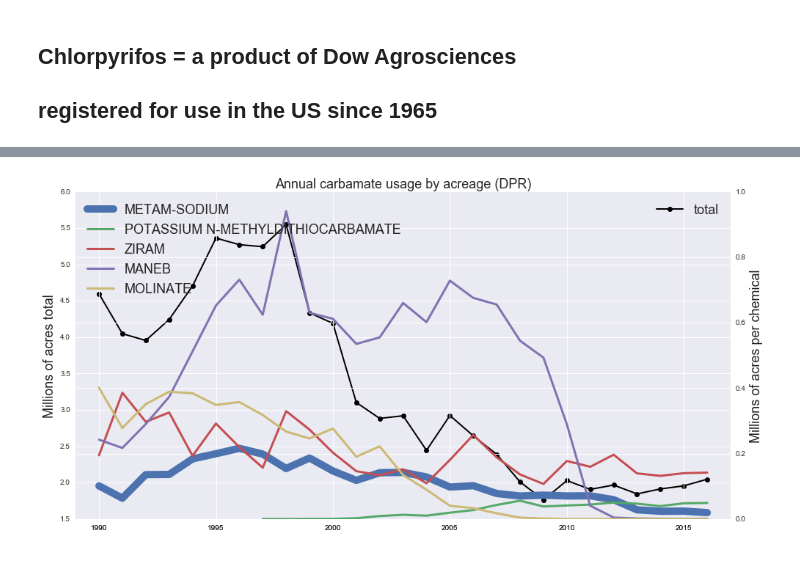
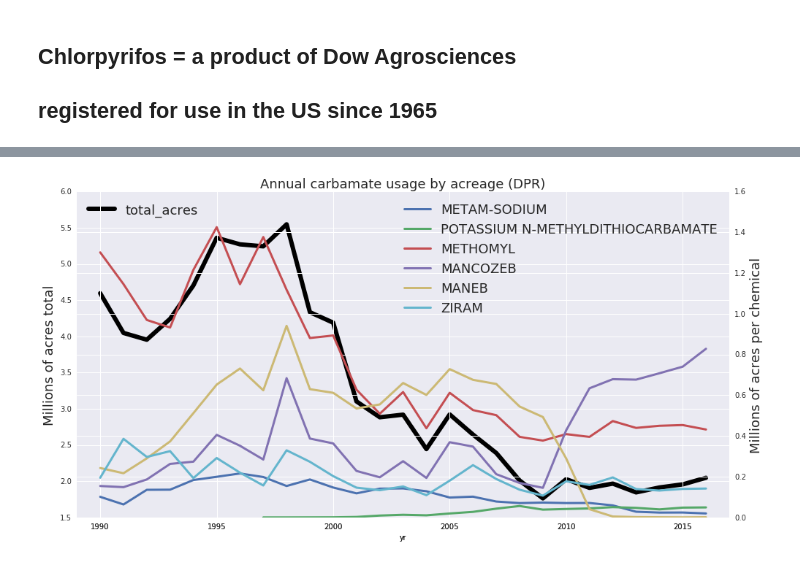
Before and after one commit to bjmain/pesticides, a Jupyter notebook: DPR_workflow1.ipynb, the cells around one changed output, grey strips where cells are left out. Saved outputs shown, nothing was run; the diff lists cells and outputs as text; code cells hidden in the pictures.

```diff
--- a/DPR_workflow1.ipynb
+++ b/DPR_workflow1.ipynb
@@ -21,7 +23,10 @@ with open('pur_1990_2016.txt_noheaders') as f:
 # %%
-# print out odd rows with no chem_code
+# print out rows with no chem_code
+f = open("no_chem_code.csv", "w")
 
 for line in open("pur_1990_2016.txt_noheaders_nowhitespace"):
     i=line.strip().split(",")
     if i[2] == "":   # position of chem_code
-        print line.strip() # > no_chem_code.csv
+        f.write("".join([line.strip(),'\n']))
+        #print line.strip() # > no_chem_code.csv
+f.close()
@@ -649,5 +500,5 @@ P.show()
 # %%
-#Carbamate
+#Carbamates
 import math
 import matplotlib.pyplot as P
 import numpy as np
@@ -668,106 +519,75 @@ for line in open("chem_key2.txt"):
     if len(i)==2:
         code_D[i[0]]=i[1]
 
-#Here is a list of the top 10 OPs
-#keep = [253,1626,367,198,216,190,335,418,1685,70]
-#Here is a list of the top 5 OPs
-#keep = [253,1626,367,198,216]
-#Here is a list of the top 9 pyr
-#keep = [2008,2297,2321,2300,3866,2223,3956,2171,2234]
 
 
 
-carbamate_df = pd.read_table("carb_yr_mo.data",delimiter=";")
-carbamate_df.columns = ['yr', 'mo', 'chem','unit',"application#","amounts","total_acres","unit_lbs","applic_#",'amounts2','total_lbs']
+carb_df = pd.read_table("carb_yr_mo.data",delimiter=";")
+carb_df.columns = ['yr', 'mo', 'chem','unit',"application#","amounts","total_acres","unit_lbs","applic_#",'amounts2','total_lbs']
 #chlorpyr=df.loc[df['chem']==253].groupby('yr').sum()
 
-#carb_df = carbamate_df.groupby('chem').sum()
-#carb_sorted_df = carb_df.sort_values(by=['total_lbs'])
-#carb_sorted_df = carb_sorted_df.reset_index()
-#print(carb_sorted_df)
 
-# plot total annual usage
-annual = carbamate_df.groupby('yr').sum()
-annual = annual.reset_index()
-annual = annual.loc[annual['yr']>=1990]
-xlist = annual['yr'].tolist()
-acre_list = annual['total_acres'].tolist()
-lbs_list = annual['total_lbs'].tolist()
+total = carb_df.groupby('yr').sum()
+total = total.reset_index()
+total = total.loc[total['yr']>=1990]
 #change units to /Million
-acre_list = [x/1000000 for x in acre_list]
-lbs_list = [x/1000000 for x in lbs_list]
+total['acre_M'] = total['total_acres']/1000000
+total['lbs_M'] = total['total_lbs']/1000000
 
-# and the first axes using subplot populated with data
+# subplot 1 populated with acreage data
 ax1 = fig1.add_subplot(111)
-line1 = ax1.plot(xlist,acre_list, 'ko-',label='total',lw=2)
+total.plot(kind='line',x='yr',y='acre_M', color='k', ax=ax1,lw=6, label="total_acres")
 
+# subplot 2 populated with lb data
+ax3 = fig2.add_subplot(111)
+total.plot(kind='line',x='yr',y='lbs_M', color='k', ax=ax3,lw=6, label="total_lbs")
 
-# and the first axes using subplot populated with data
-ax3 = fig2.add_subplot(111)
-line2 = ax3.plot(xlist,lbs_list, 'ko-',label='total',lw=2)
-P.ylabel("lbs total",fontsize=18)
+#P.ylabel("lbs total",fontsize=18)
 
 # now, the second axes that shares the x-axis with the ax1
 ax2 = fig1.add_subplot(111, sharex=ax1, frameon=False)
 ax4 = fig2.add_subplot(111, sharex=ax3, frameon=False)
 
+#keep = [616, 970, 629, 369, 449, 211, 1933, 383, 264, 105, 575, 106, 590, 1910, 111, 589, 516, 4022, 565, 2202, 675, 1748, 375, 49, 548, 1987, 1924]
+# keep the important players only
+keep = [616,970,383,211,369,629]
 count=0
 #for chem in keep:
-keep = [616, 970, 629, 369, 449] #, 211, 1933, 383, 264, 105, 575, 106, 590, 1910, 111, 589, 516, 4022, 565, 2202, 675, 1748, 375, 49, 548, 1987, 1924, 417, 141, 55, 627, 339, 2283, 62, 2147, 115, 623, 288, 1875, 1746, 691, 1934, 493, 1938, 2201]
-#for chem in code:
-for chemical in keep:
+for chem in keep:
     count+=1
-    if count>10:
-        break
-    #print(carbamate_df)
-    # remove years prior to 1990
-    carbamate_df = carbamate_df.loc[carbamate_df['yr']>=1990]
-    carbamate_chem=carbamate_df.loc[carbamate_df['chem']==chemical].groupby('yr').sum()
-    carbamate_chem = carbamate_chem.reset_index()
-    #carbamate_chem['fresh_ID']=chemical
-    #print(carbamate_chem)
+    carb=carb_df.loc[carb_df['chem']==chem].groupby('yr').sum()
+    #chlorpyr['fresh_ID']=chem
+    carb = carb.reset_index()
+    carb = carb.loc[carb['yr']>=1990]
+    carb['acre_M'] = carb['total_acres']/1000000
+    carb['lbs_M'] = carb['total_lbs']/1000000
 
-    xlist = carbamate_chem['yr'].tolist()
-    acre_list = carbamate_chem['total_acres'].tolist()
-    lbs_list = carbamate_chem['total_lbs'].tolist()
+    carb.plot(kind='line',x='yr',y='acre_M', ax=ax2,lw=3, linestyle='-',label=code_D[str(chem)])
+    carb.plot(kind='line',x='yr',y='lbs_M', ax=ax4,lw=3, linestyle='-',label=code_D[str(chem)])
 
-    #change units to /Million
-    acre_list = [x/1000000 for x in acre_list]
-    lbs_list = [x/1000000 for x in lbs_list]
-
-    if count>6:
-        ax2.plot(xlist,acre_list,label=code_D[str(chemical)],lw=3,linestyle='--')
-        ax4.plot(xlist,acre_list,label=code_D[str(chemical)],lw=3,linestyle='--')
-    else:
-        if chemical==616:
-            ax2.plot(xlist,acre_list,label=code_D[str(chemical)],lw=10)
-            ax4.plot(xlist,acre_list,label=code_D[str(chemical)],lw=10)
-        else:
-            ax2.plot(xlist,acre_list,label=code_D[str(chemical)],lw=3)
-            ax4.plot(xlist,acre_list,label=code_D[str(chemical)],lw=3)
 
     #ax2.plot(xlist,acre_list,label=code_D[str(chem)],lw=3)
     ax2.yaxis.tick_right()
     ax2.yaxis.set_label_position("right")
 
     #ax4.plot(xlist,lbs_list,label=code_D[str(chem)],lw=3)
     ax4.yaxis.tick_right()
     ax4.yaxis.set_label_position("right")
 
 # set labels
 ax1.set_title("Annual carbamate usage by acreage (DPR)",fontsize=18)
 ax3.set_title("Annual carbamate usage by pounds",fontsize=18)
 ax1.set_ylabel("Millions of acres total",fontsize=18)
 ax2.set_ylabel("Millions of acres per chemical",fontsize=18)
 ax3.set_ylabel("Millions of lbs. total",fontsize=18)
 ax4.set_ylabel("Millions of lbs. per chemical",fontsize=18)
 
 ax1.set_xlim(1989,2017)
 ax3.set_xlim(1989,2017)
-ax1.legend(loc=1,fontsize=18)
-ax2.legend(loc=2,fontsize=18)
+ax1.legend(loc=2,fontsize=18)
+ax2.legend(loc=1,fontsize=18)
 ax3.legend(loc=2,fontsize=18)
-ax4.legend(loc=9,fontsize=18)
+ax4.legend(loc=1,fontsize=18)
 P.show()
 # %% [output]
-[figure, old version]
+[figure, new version]
```
Also changed, not shown: parts of 29 cells of this notebook.
